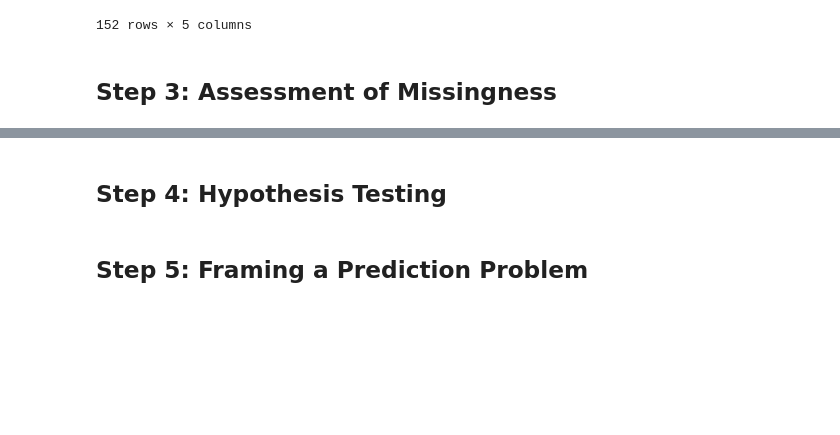
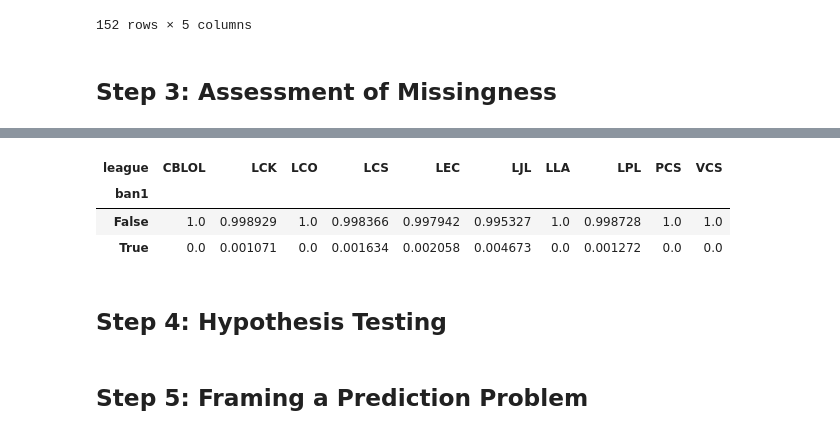
Before and after one commit to samuellee77/dsc80-project4, a Jupyter notebook: template.ipynb, the cells around one changed output, grey strips where cells are left out. Drawn from its saved outputs; the diff is of its cells as text; code cells hidden in the pictures; blank space fills up the shorter version.

```diff
--- a/template.ipynb
+++ b/template.ipynb
@@ -284,0 +398,13 @@ for col in champ_picked.columns:
+# %%
+shuffled = ban_data.copy()[['league', 'ban1']]
+shuffled['ban1'] = np.random.permutation(shuffled['ban1'])
+pivoted = shuffled.pivot_table(index='ban1', columns='league', aggfunc='size', fill_value=0)
+pivoted = pivoted / pivoted.sum()
+# tvd = pivoted.diff(axis=1).iloc[:, -1].abs().sum() / 2
+# %%
+pivoted
+# %% [output]
+| league | CBLOL | LCK | LCO | LCS | LEC | LJL | LLA | LPL | PCS | VCS |
+| ban1 |  |  |  |  |  |  |  |  |  |  |
+| False | 1.0 | 0.998929 | 1.0 | 0.998366 | 0.997942 | 0.995327 | 1.0 | 0.998728 | 1.0 | 1.0 |
+| True | 0.0 | 0.001071 | 0.0 | 0.001634 | 0.002058 | 0.004673 | 0.0 | 0.001272 | 0.0 | 0.0 |
```
Also changed, not shown: parts of 17 cells of this notebook.
